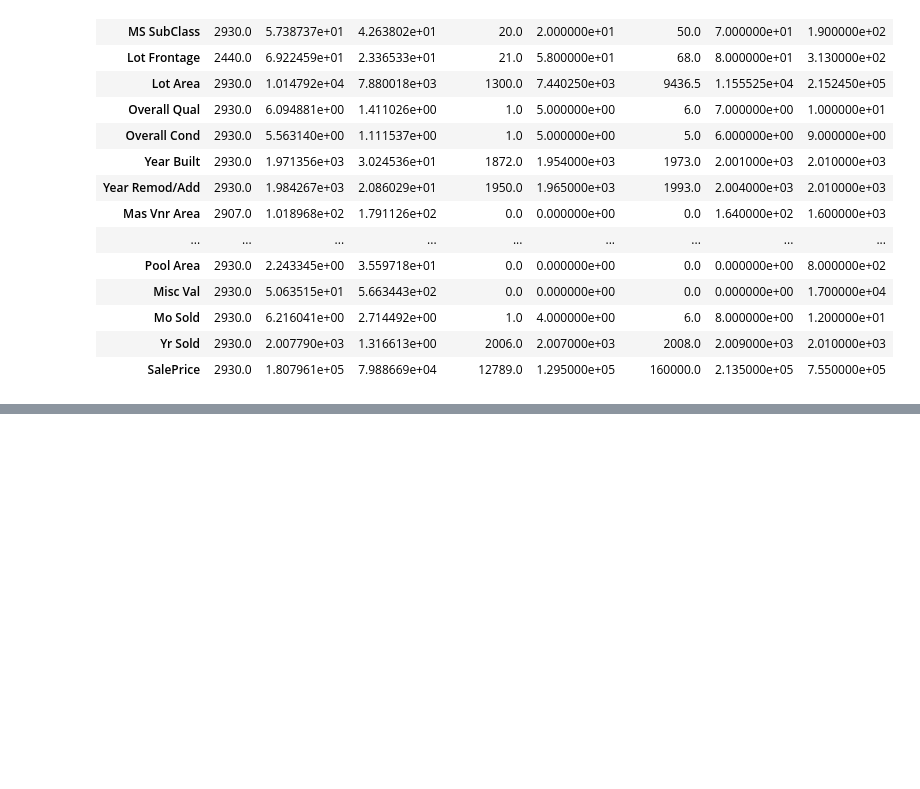
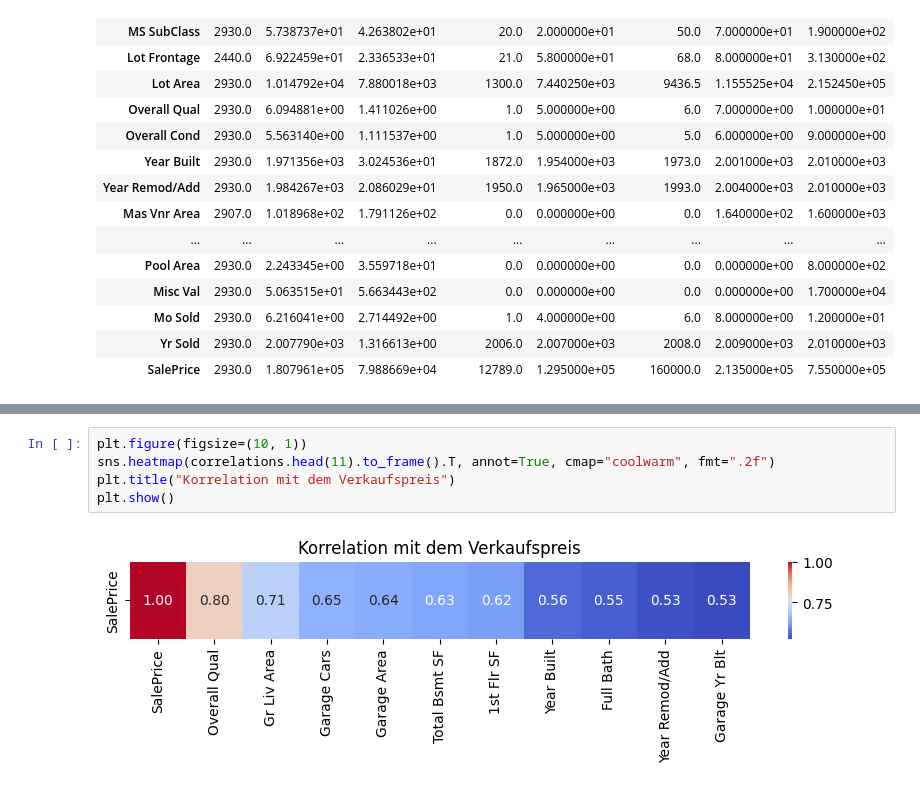
Before and after one commit to maxtesmer/ames-housing-analysis, a Jupyter notebook: datapractise_ames-housing-analysis/notebooks/aha_01.ipynb, the cells around one changed output, grey strips where cells are left out. Drawn from its saved outputs; the diff is of its cells as text; blank space fills up the shorter version.

```diff
--- a/datapractise_ames-housing-analysis/notebooks/aha_01.ipynb
+++ b/datapractise_ames-housing-analysis/notebooks/aha_01.ipynb
@@ -54,0 +112,7 @@ df.describe().T
+# %%
+plt.figure(figsize=(10, 1))
+sns.heatmap(correlations.head(11).to_frame().T, annot=True, cmap="coolwarm", fmt=".2f")
+plt.title("Korrelation mit dem Verkaufspreis")
+plt.show()
+# %% [output]
+[figure, added]
```
Also changed, not shown: parts of 9 cells of this notebook.
